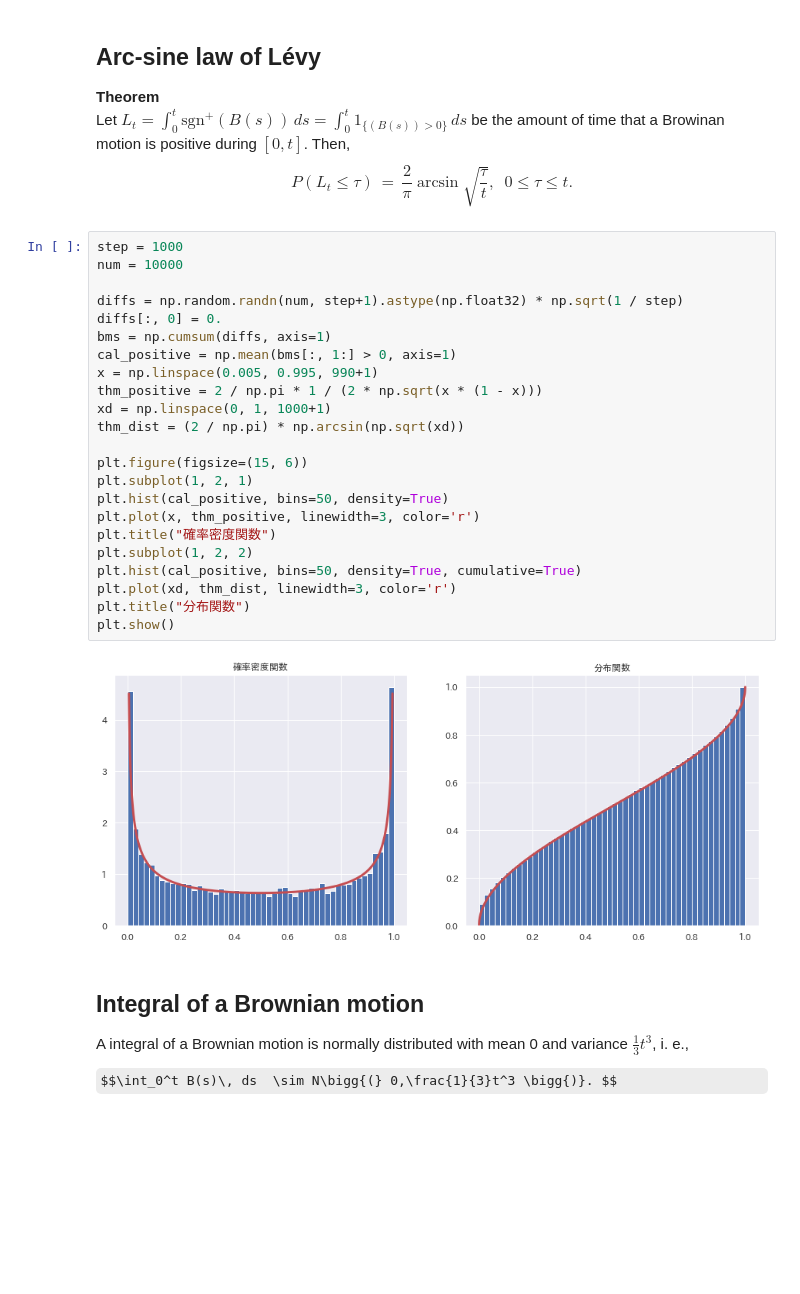
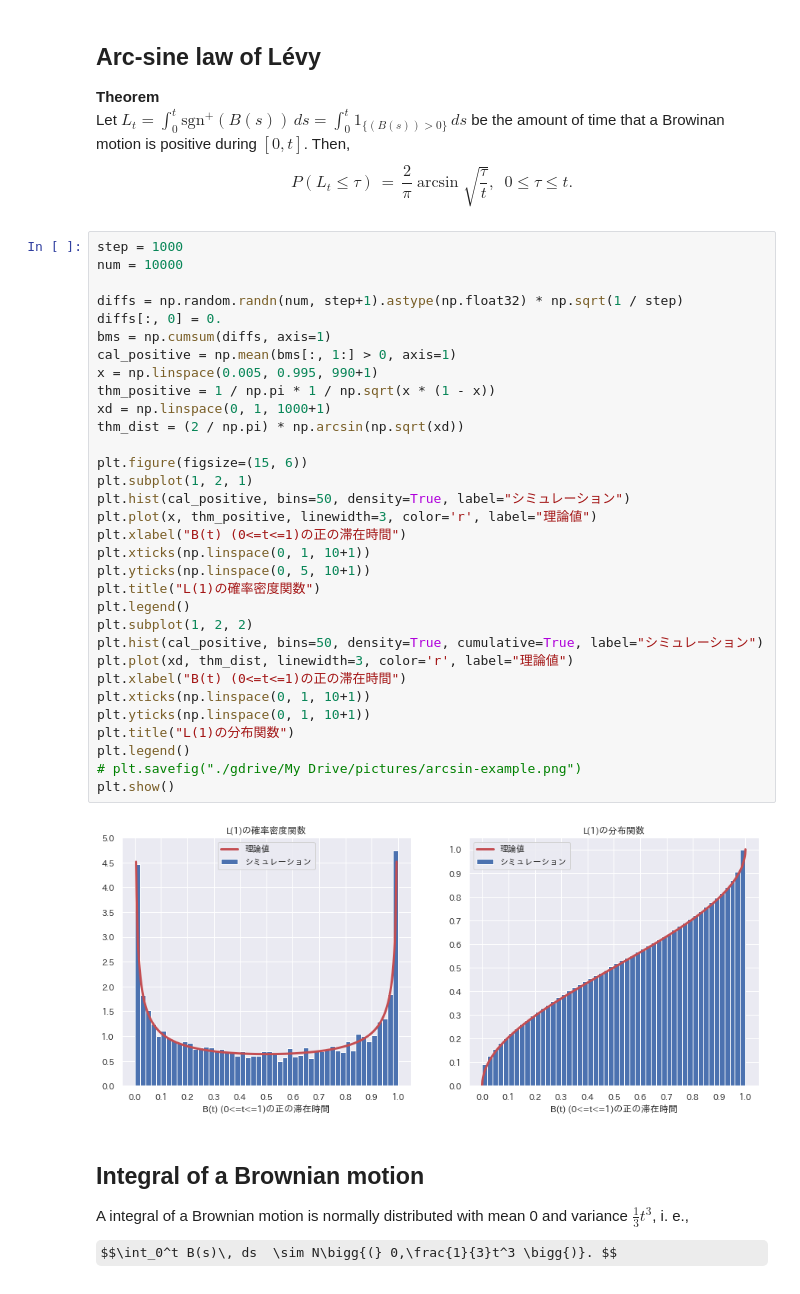
Before and after one commit to mo-mo-666/qiita-articles-script, a Jupyter notebook: arcsin-law/arcsin_law.ipynb, the cells around one changed output. Saved outputs shown, nothing was run; the diff lists cells and outputs as text; some formulas as TeX source; blank space fills up the shorter version.

```diff
--- a/arcsin-law/arcsin_law.ipynb
+++ b/arcsin-law/arcsin_law.ipynb
@@ -71,28 +76,37 @@ $$ P(L_t \le \tau)\, = \, \frac{2}{\pi}\arcsin \sqrt{\frac{\tau}{t}}, \,\,\, 0 \
 # %%
 step = 1000
 num = 10000
 
 diffs = np.random.randn(num, step+1).astype(np.float32) * np.sqrt(1 / step)
 diffs[:, 0] = 0.
 bms = np.cumsum(diffs, axis=1)
 cal_positive = np.mean(bms[:, 1:] > 0, axis=1)
 x = np.linspace(0.005, 0.995, 990+1)
-thm_positive = 2 / np.pi * 1 / (2 * np.sqrt(x * (1 - x)))
+thm_positive = 1 / np.pi * 1 / np.sqrt(x * (1 - x))
 xd = np.linspace(0, 1, 1000+1)
 thm_dist = (2 / np.pi) * np.arcsin(np.sqrt(xd))
 
 plt.figure(figsize=(15, 6))
 plt.subplot(1, 2, 1)
-plt.hist(cal_positive, bins=50, density=True)
-plt.plot(x, thm_positive, linewidth=3, color='r')
-plt.title("確率密度関数")
+plt.hist(cal_positive, bins=50, density=True, label="シミュレーション")
+plt.plot(x, thm_positive, linewidth=3, color='r', label="理論値")
+plt.xlabel("B(t) (0<=t<=1)の正の滞在時間")
+plt.xticks(np.linspace(0, 1, 10+1))
+plt.yticks(np.linspace(0, 5, 10+1))
+plt.title("L(1)の確率密度関数")
+plt.legend()
 plt.subplot(1, 2, 2)
-plt.hist(cal_positive, bins=50, density=True, cumulative=True)
-plt.plot(xd, thm_dist, linewidth=3, color='r')
-plt.title("分布関数")
+plt.hist(cal_positive, bins=50, density=True, cumulative=True, label="シミュレーション")
+plt.plot(xd, thm_dist, linewidth=3, color='r', label="理論値")
+plt.xlabel("B(t) (0<=t<=1)の正の滞在時間")
+plt.xticks(np.linspace(0, 1, 10+1))
+plt.yticks(np.linspace(0, 1, 10+1))
+plt.title("L(1)の分布関数")
+plt.legend()
+# plt.savefig("./gdrive/My Drive/pictures/arcsin-example.png")
 plt.show()
 # %% [output]
-[figure, old version]
+[figure, new version]
 # %% [markdown]
 ## Integral of a Brownian motion
 A integral of a Brownian motion is normally distributed with mean 0 and variance $\frac{1}{3} t^3$,  i. e.,
```
Also changed, not shown: parts of 11 cells of this notebook.
